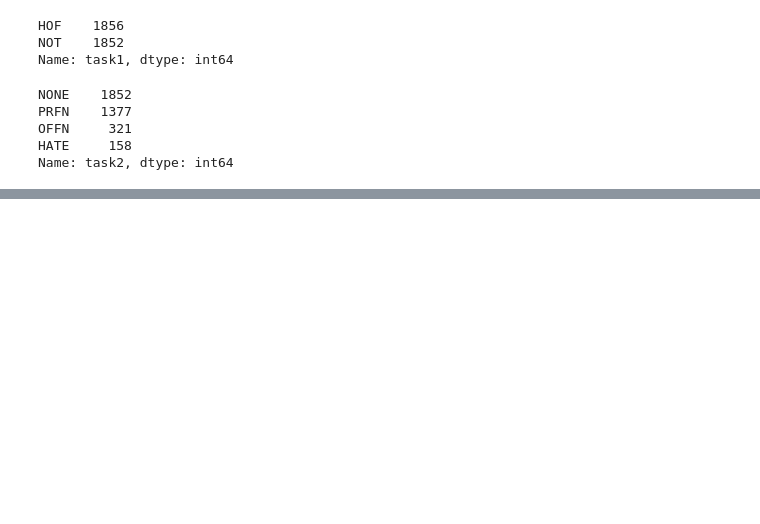
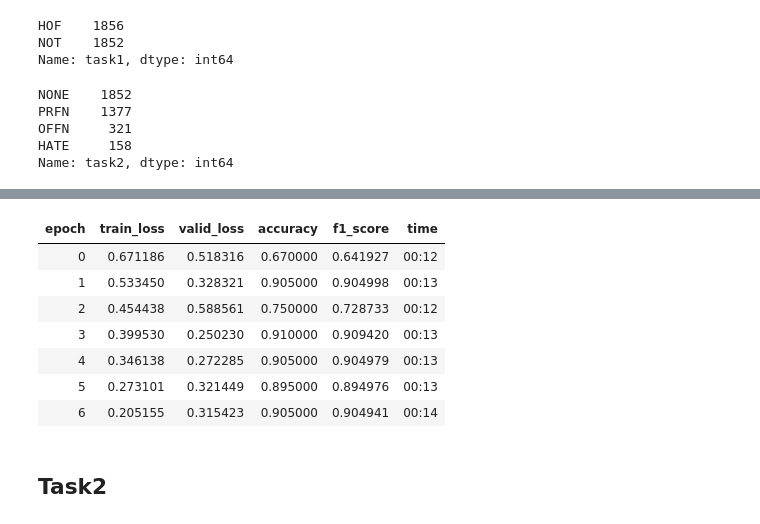
Before and after one commit to tezike/Hasoc, a Jupyter notebook: nbs/main.ipynb, the cells around one changed output, grey strips where cells are left out. Saved outputs shown, nothing was run; the diff lists cells and outputs as text; code cells hidden in the pictures; blank space fills up the shorter version.

```diff
--- a/nbs/main.ipynb
+++ b/nbs/main.ipynb
@@ -85,3 +85,3 @@ dls_clas.show_batch(max_n=2)
 # %%
 #export
-dsets.c
+modeller = model.HasocModel(out_feat=dsets.c)
@@ -93,6 +88,6 @@ model = model.HasocModel(out_feat=2)
 # %%
 #export
-learn = Learner(dls_clas, model.to(device), metrics=[accuracy, F1Score(average='macro')], drop_mult=0.3, device=device, loss_func=CrossEntropyLossFlat())
+learn = Learner(dls_clas, modeller.to(device), metrics=[accuracy, F1Score(average='macro')], drop_mult=0.3, device=device, loss_func=CrossEntropyLossFlat())
 # %%
 #export
 learn.lr_find()
@@ -106,0 +98,14 @@ learn.validate()
+# %%
+#export
+lr = 4e-4
+
+learn.fit_one_cycle(7, lr, moms=(0.8,0.7,0.8), wd=0.1)
+# %% [output]
+| epoch | train_loss | valid_loss | accuracy | f1_score | time |
+| 0 | 0.671186 | 0.518316 | 0.670000 | 0.641927 | 00:12 |
+| 1 | 0.533450 | 0.328321 | 0.905000 | 0.904998 | 00:13 |
+| 2 | 0.454438 | 0.588561 | 0.750000 | 0.728733 | 00:12 |
+| 3 | 0.399530 | 0.250230 | 0.910000 | 0.909420 | 00:13 |
+| 4 | 0.346138 | 0.272285 | 0.905000 | 0.904979 | 00:13 |
+| 5 | 0.273101 | 0.321449 | 0.895000 | 0.894976 | 00:13 |
+| 6 | 0.205155 | 0.315423 | 0.905000 | 0.904941 | 00:14 |
@@ -106,0 +115,2 @@ learn.validate()
+# %% [markdown]
+## Task2
```
Also changed, not shown: parts of 22 cells of this notebook, 7 other files.
